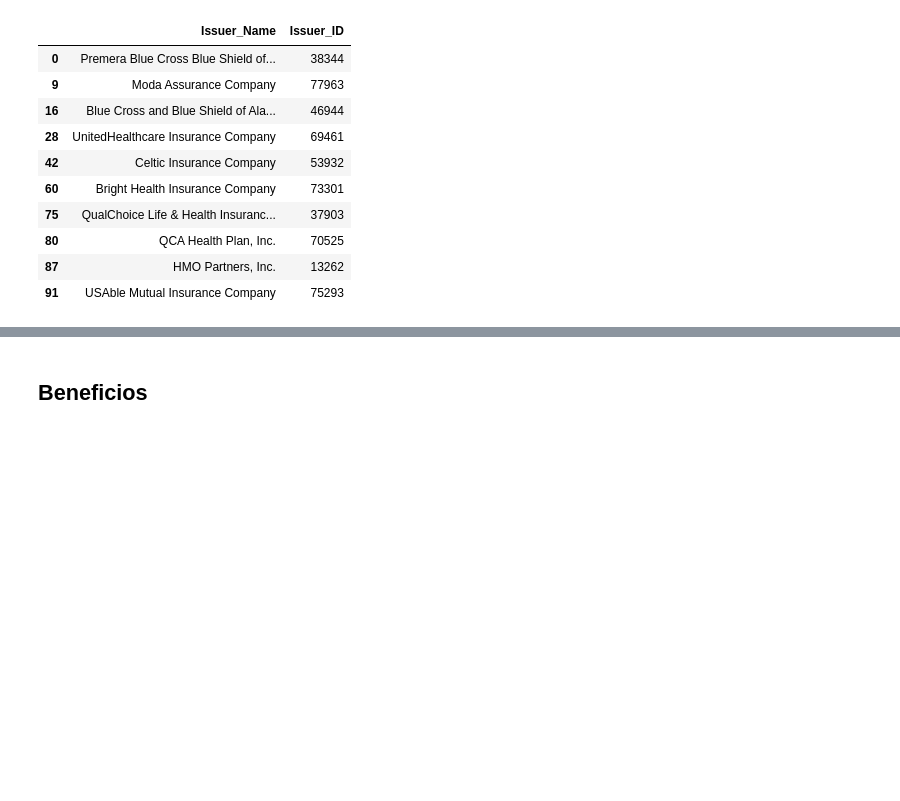
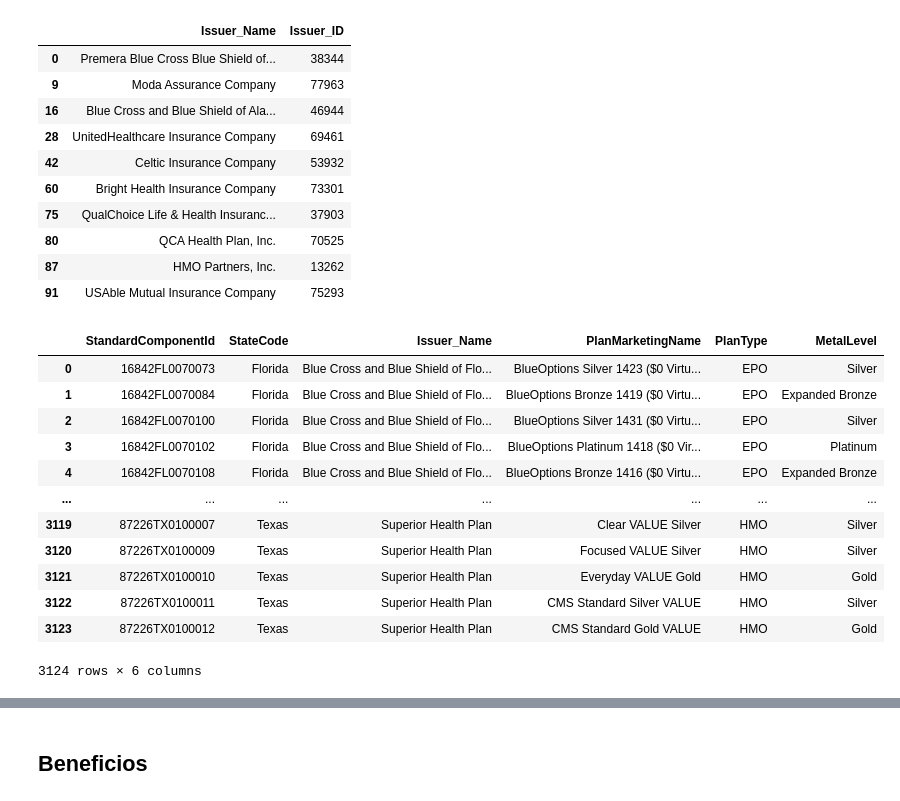
Before and after one commit to Lorena20U/proyect_bi, a Jupyter notebook: etl_censo_.ipynb, the cells around one changed output, grey strips where cells are left out. Saved outputs shown, nothing was run; the diff lists cells and outputs as text; code cells hidden in the pictures; blank space fills up the shorter version.

```diff
--- a/etl_censo_.ipynb
+++ b/etl_censo_.ipynb
@@ -876,0 +893,16 @@ planes = planes[["StandardComponentId","StateCode","Issuer_Name","PlanMarketingN
+# %%
+planes
+# %% [output]
+|  | StandardComponentId | StateCode | Issuer_Name | PlanMarketingName | PlanType | MetalLevel |
+| 0 | 16842FL0070073 | Florida | Blue Cross and Blue Shield of Flo... | BlueOptions Silver 1423 ($0 Virtu... | EPO | Silver |
+| 1 | 16842FL0070084 | Florida | Blue Cross and Blue Shield of Flo... | BlueOptions Bronze 1419 ($0 Virtu... | EPO | Expanded Bronze |
+| 2 | 16842FL0070100 | Florida | Blue Cross and Blue Shield of Flo... | BlueOptions Silver 1431 ($0 Virtu... | EPO | Silver |
+| 3 | 16842FL0070102 | Florida | Blue Cross and Blue Shield of Flo... | BlueOptions Platinum 1418 ($0 Vir... | EPO | Platinum |
+| 4 | 16842FL0070108 | Florida | Blue Cross and Blue Shield of Flo... | BlueOptions Bronze 1416 ($0 Virtu... | EPO | Expanded Bronze |
+| ... | ... | ... | ... | ... | ... | ... |
+| 3119 | 87226TX0100007 | Texas | Superior Health Plan | Clear VALUE Silver | HMO | Silver |
+| 3120 | 87226TX0100009 | Texas | Superior Health Plan | Focused VALUE Silver | HMO | Silver |
+| 3121 | 87226TX0100010 | Texas | Superior Health Plan | Everyday VALUE Gold | HMO | Gold |
+| 3122 | 87226TX0100011 | Texas | Superior Health Plan | CMS Standard Silver VALUE | HMO | Silver |
+| 3123 | 87226TX0100012 | Texas | Superior Health Plan | CMS Standard Gold VALUE | HMO | Gold |
+3124 rows × 6 columns
```
Also changed, not shown: parts of 12 cells of this notebook.
